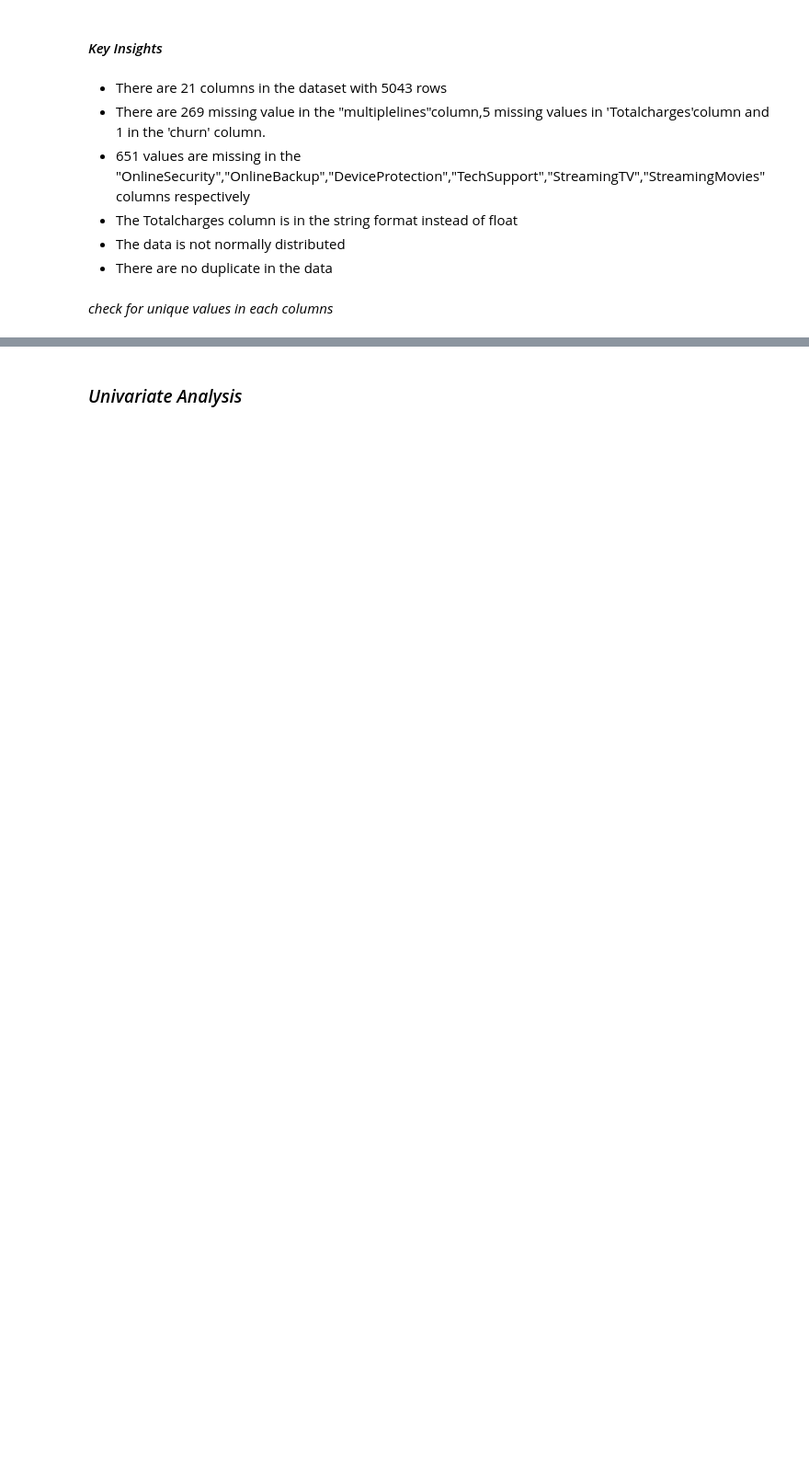
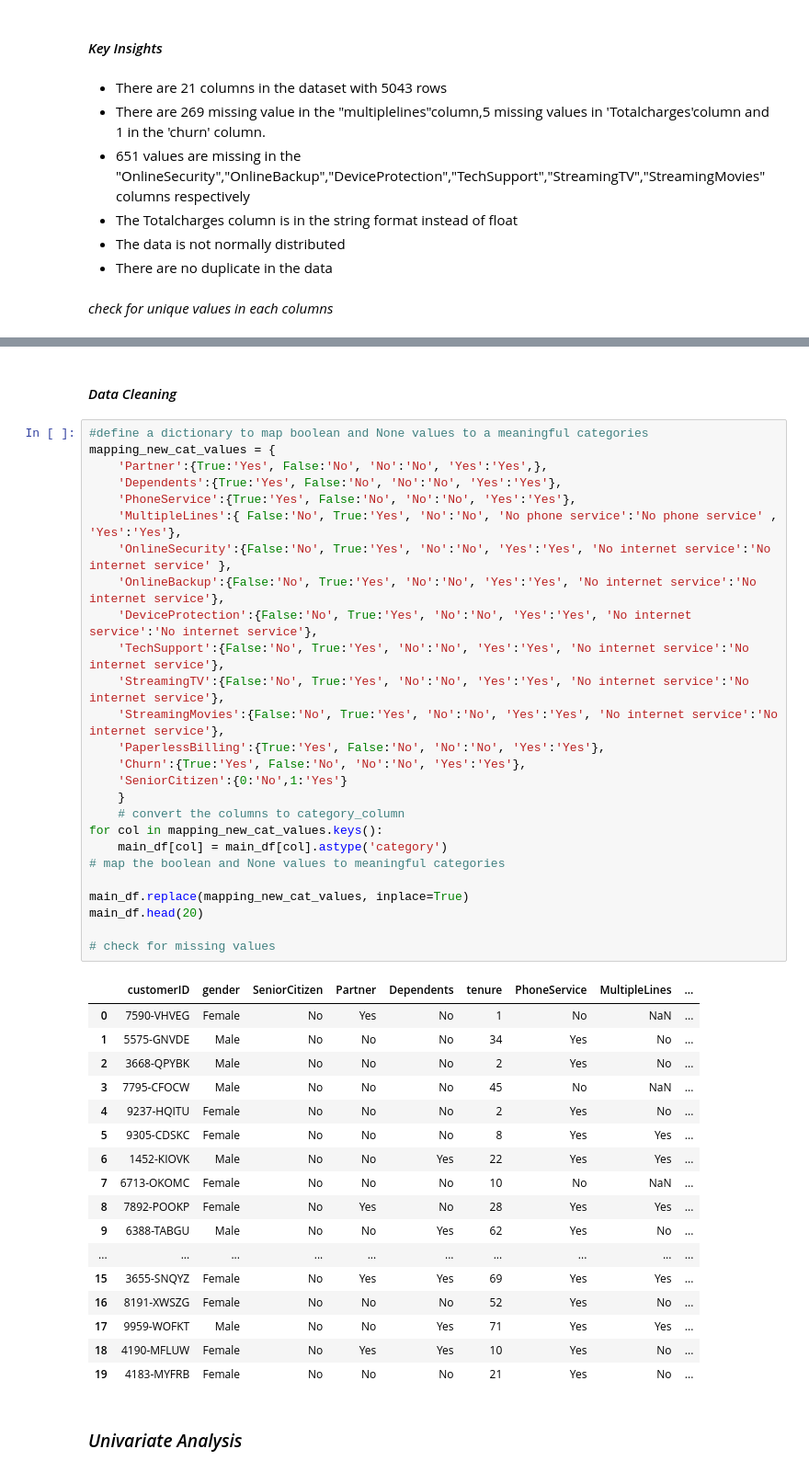
Before and after one commit to zeemanzak/CUSTOMER-CHUN-PREDICTION-AT-VODAFONE-CORPORATION, a Jupyter notebook: notebook/main.ipynb, the cells around one changed output, grey strips where cells are left out. Shown: that part at 92% size. Cells and saved outputs as stored; diff of their text form; blank space fills up the shorter version.

```diff
--- a/notebook/main.ipynb
+++ b/notebook/main.ipynb
@@ -411,6 +411,52 @@ Churn
 There are 4 unique values
 [False True None 'No' 'Yes']
 --------------------------------------------------
+# %% [markdown]
+#### *Data Cleaning*
+# %%
+#define a dictionary to map boolean and None values to a meaningful categories
+mapping_new_cat_values = {
+    'Partner':{True:'Yes', False:'No', 'No':'No', 'Yes':'Yes',},
+    'Dependents':{True:'Yes', False:'No', 'No':'No', 'Yes':'Yes'},
+    'PhoneService':{True:'Yes', False:'No', 'No':'No', 'Yes':'Yes'},
+    'MultipleLines':{ False:'No', True:'Yes', 'No':'No', 'No phone service':'No phone service' , 'Yes':'Yes'},
+    'OnlineSecurity':{False:'No', True:'Yes', 'No':'No', 'Yes':'Yes', 'No internet service':'No internet service' },
+    'OnlineBackup':{False:'No', True:'Yes', 'No':'No', 'Yes':'Yes', 'No internet service':'No internet service'},
+    'DeviceProtection':{False:'No', True:'Yes', 'No':'No', 'Yes':'Yes', 'No internet service':'No internet service'},
+    'TechSupport':{False:'No', True:'Yes', 'No':'No', 'Yes':'Yes', 'No internet service':'No internet service'},
+    'StreamingTV':{False:'No', True:'Yes', 'No':'No', 'Yes':'Yes', 'No internet service':'No internet service'},
+    'StreamingMovies':{False:'No', True:'Yes', 'No':'No', 'Yes':'Yes', 'No internet service':'No internet service'},
+    'PaperlessBilling':{True:'Yes', False:'No', 'No':'No', 'Yes':'Yes'},
+    'Churn':{True:'Yes', False:'No', 'No':'No', 'Yes':'Yes'},
+    'SeniorCitizen':{0:'No',1:'Yes'}
+    }
+    # convert the columns to category_column
+for col in mapping_new_cat_values.keys():
+    main_df[col] = main_df[col].astype('category')
+# map the boolean and None values to meaningful categories
+
+main_df.replace(mapping_new_cat_values, inplace=True)
+main_df.head(20)
+
+# check for missing values
+# %% [output]
+|  | customerID | gender | SeniorCitizen | Partner | Dependents | tenure | PhoneService | MultipleLines | ... |
+| 0 | 7590-VHVEG | Female | No | Yes | No | 1 | No | NaN | ... |
+| 1 | 5575-GNVDE | Male | No | No | No | 34 | Yes | No | ... |
+| 2 | 3668-QPYBK | Male | No | No | No | 2 | Yes | No | ... |
+| 3 | 7795-CFOCW | Male | No | No | No | 45 | No | NaN | ... |
+| 4 | 9237-HQITU | Female | No | No | No | 2 | Yes | No | ... |
+| 5 | 9305-CDSKC | Female | No | No | No | 8 | Yes | Yes | ... |
+| 6 | 1452-KIOVK | Male | No | No | Yes | 22 | Yes | Yes | ... |
+| 7 | 6713-OKOMC | Female | No | No | No | 10 | No | NaN | ... |
+| 8 | 7892-POOKP | Female | No | Yes | No | 28 | Yes | Yes | ... |
+| 9 | 6388-TABGU | Male | No | No | Yes | 62 | Yes | No | ... |
+| ... | ... | ... | ... | ... | ... | ... | ... | ... | ... |
+| 15 | 3655-SNQYZ | Female | No | Yes | Yes | 69 | Yes | Yes | ... |
+| 16 | 8191-XWSZG | Female | No | No | No | 52 | Yes | No | ... |
+| 17 | 9959-WOFKT | Male | No | No | Yes | 71 | Yes | Yes | ... |
+| 18 | 4190-MFLUW | Female | No | Yes | Yes | 10 | Yes | No | ... |
+| 19 | 4183-MYFRB | Female | No | No | No | 21 | Yes | No | ... |
 # %% [markdown]
 ### *Univariate Analysis*
 # %%
```
Also changed, not shown: parts of 16 cells of this notebook.
